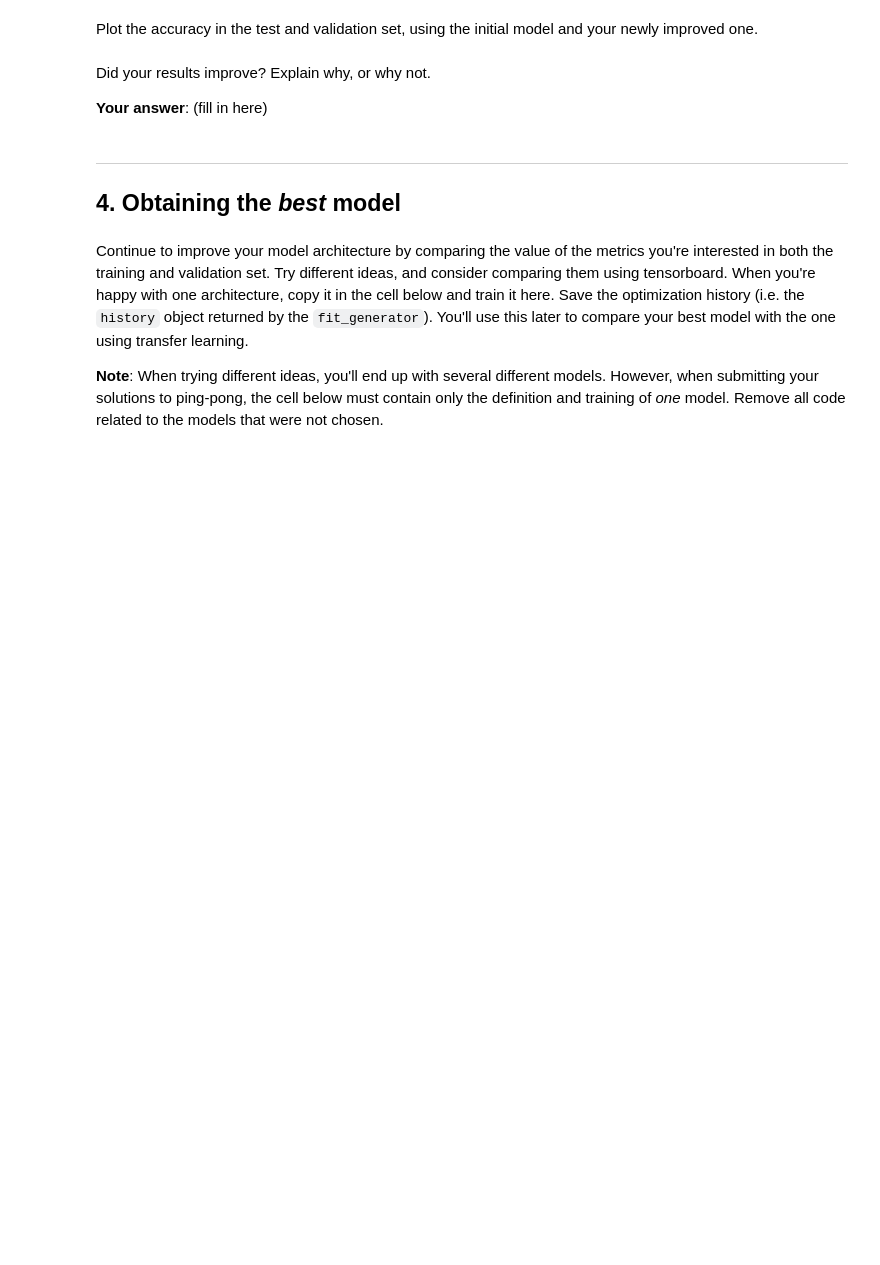
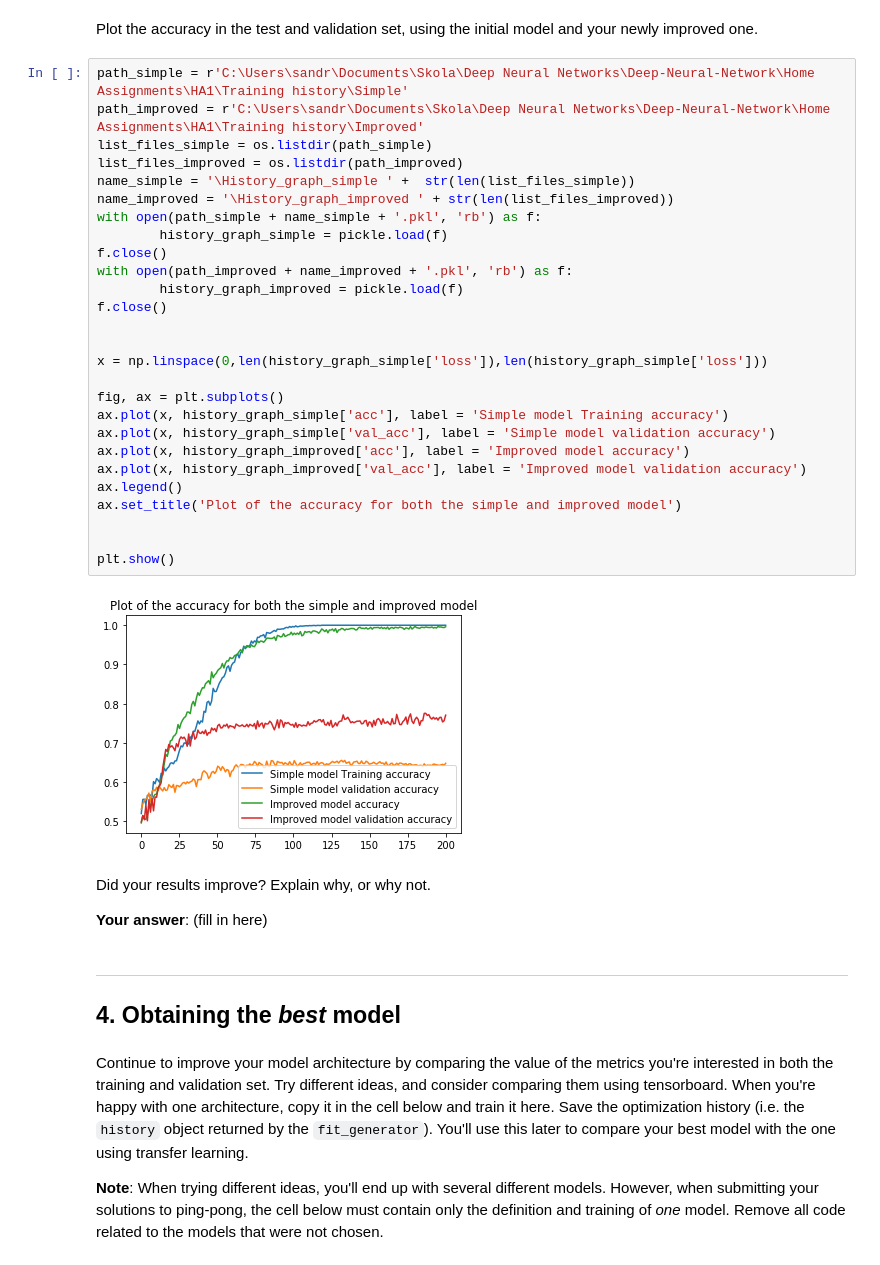
Before and after one commit to Umbriona/Deep-Neural-Network, a Jupyter notebook: Home Assignments/HA1/HA1.ipynb, the cells around one changed output. Cells and saved outputs as stored; diff of their text form; blank space fills up the shorter version.

```diff
--- a/Home Assignments/HA1/HA1.ipynb
+++ b/Home Assignments/HA1/HA1.ipynb
@@ -101,5 +328,34 @@ Improve your initial model according to you answer above. Write the new definiti
 # %% [markdown]
 Plot the accuracy in the test and validation set, using the initial model and your newly improved one.
+# %%
+path_simple = r'C:\Users\sandr\Documents\Skola\Deep Neural Networks\Deep-Neural-Network\Home Assignments\HA1\Training history\Simple'
+path_improved = r'C:\Users\sandr\Documents\Skola\Deep Neural Networks\Deep-Neural-Network\Home Assignments\HA1\Training history\Improved'
+list_files_simple = os.listdir(path_simple)
+list_files_improved = os.listdir(path_improved)
+name_simple = '\History_graph_simple ' +  str(len(list_files_simple))
+name_improved = '\History_graph_improved ' + str(len(list_files_improved))
+with open(path_simple + name_simple + '.pkl', 'rb') as f:
+        history_graph_simple = pickle.load(f)
+f.close()
+with open(path_improved + name_improved + '.pkl', 'rb') as f:
+        history_graph_improved = pickle.load(f)
+f.close()
+
+
+x = np.linspace(0,len(history_graph_simple['loss']),len(history_graph_simple['loss']))
+
+fig, ax = plt.subplots()
+ax.plot(x, history_graph_simple['acc'], label = 'Simple model Training accuracy')
+ax.plot(x, history_graph_simple['val_acc'], label = 'Simple model validation accuracy')
+ax.plot(x, history_graph_improved['acc'], label = 'Improved model accuracy')
+ax.plot(x, history_graph_improved['val_acc'], label = 'Improved model validation accuracy')
+ax.legend()
+ax.set_title('Plot of the accuracy for both the simple and improved model')
+
+
+plt.show()
+# %% [output]
+[figure, added]
 # %% [markdown]
 Did your results improve? Explain why, or why not.
 
```
Also changed, not shown: parts of 7 cells of this notebook, 10 other files.
